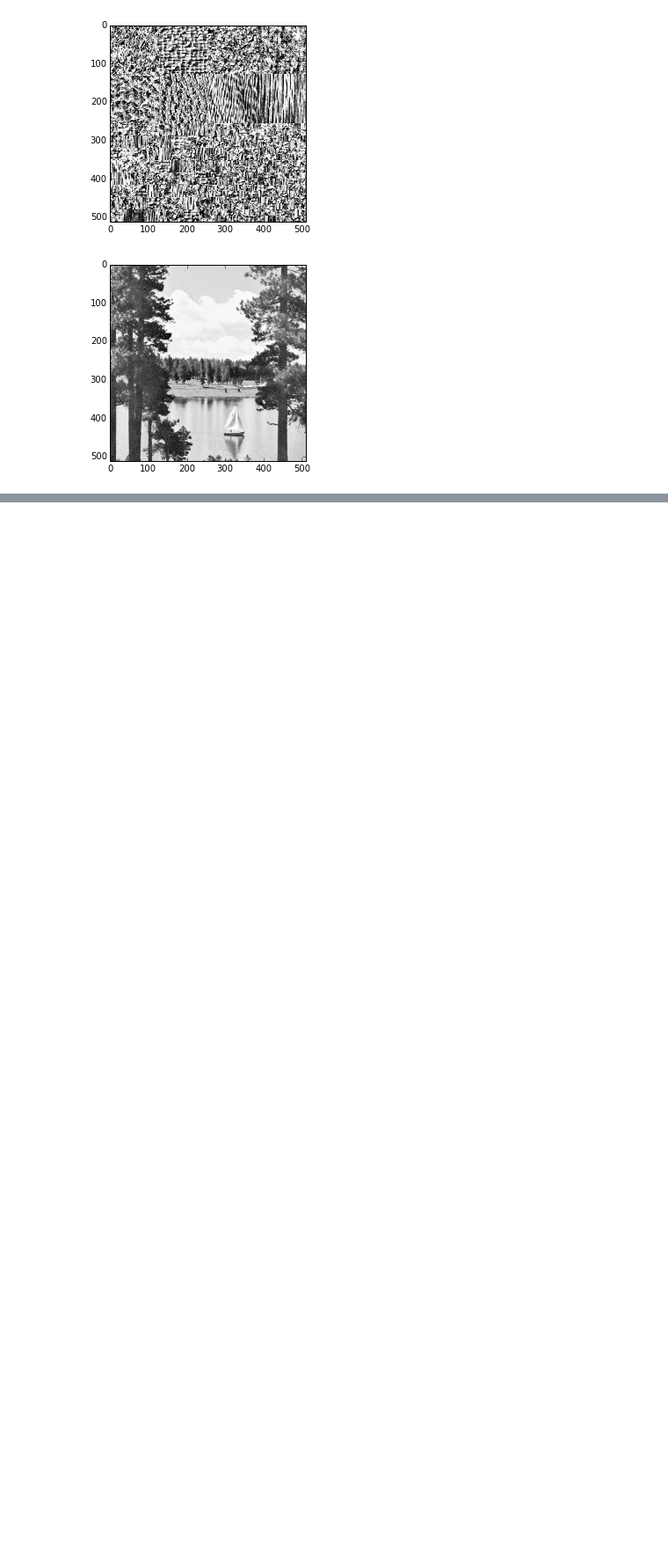
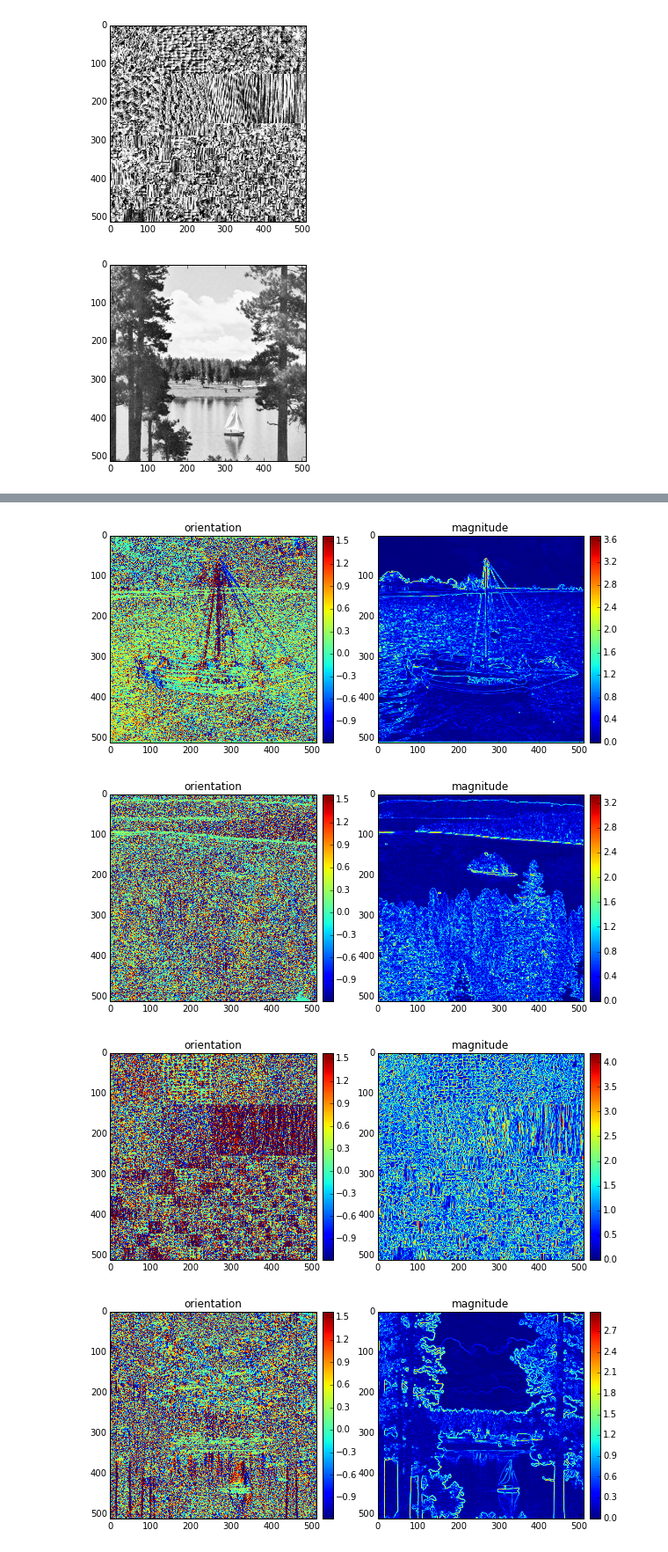
Before and after one commit to NCEghtebas/ComputerVisionCT, a Jupyter notebook: HW3/Q3.ipynb, the cells around one changed output, grey strips where cells are left out. Shown at 88% size. Cells and saved outputs as stored; diff of their text form; code cells hidden in the pictures; blank space fills up the shorter version.

```diff
--- a/HW3/Q3.ipynb
+++ b/HW3/Q3.ipynb
@@ -26,0 +89,78 @@ plt.imshow(far_boat, cmap="Greys_r")
+# %%
+def calc_orientation(sobels):
+    div=sobels[1]/sobels[0]
+    return np.arctan(div)
+
+def calc_mag(sobels):
+    square_x=np.square(sobels[0])
+    square_y=np.square(sobels[1])
+    return np.sqrt(square_x+square_y)
+
+def make_safe(sobels):
+    x=sobels[0]
+    x[x==0.0]=.0000001
+    return (x,sobels[1])
+
+def discretize_theta(orr,num_vals=8.0):
+
+    #numbers are from -pi/2 to pi/2
+    shifted=orr+(np.pi/2.0)
+
+    #numbers are from 0 to pi
+    scaled=shifted*(num_vals/np.pi)
+
+    #numbers are from 0 to 8
+    #give things a little nudge to get them off zero
+    scaled[scaled==0.0]=.0000001
+
+    #numbers are from 0 to 8 non-inclusive of 0
+    ceiled=np.ceil(scaled)
+
+    #numbers are one of [1,2,3,4,5,6,7,8]
+    unscaled=ceiled*(np.pi/num_vals)
+
+    #numbers are from -pi/2 to pi/2
+    unshifted=unscaled-(np.pi/2.0)
+    return unshifted
+#     print((np.min(unshifted),np.max(unshifted)))
+
+
+
+#returns[(img1_orr,img1_mag)...]
+def calc_all_orr_mag(all_images,plot=True):
+    from mpl_toolkits.axes_grid1 import make_axes_locatable
+    to_return=[]
+    for img in all_imgs:
+        sobels=apply_sobels(img)
+        sobels=make_safe(sobels)
+        orientation=calc_orientation(sobels)
+        discretized=discretize_theta(orientation)
+        magnitude=calc_mag(sobels)
+
+        if plot:
+            the_figure=plt.figure()
+            the_figure.set_size_inches(10,5)
+            orr=plt.subplot(1,2,1)
+            orr.set_title("orientation")
+            le_plot=plt.imshow(discretized)
+            divider = make_axes_locatable(plt.gca())
+            cax = divider.append_axes("right", "5%", pad="3%")
+            plt.colorbar(le_plot, cax=cax)
+
+
+            mag=plt.subplot(1,2,2)
+            mag.set_title("magnitude")
+            le_plot=plt.imshow(magnitude)
+            divider = make_axes_locatable(plt.gca())
+            cax = divider.append_axes("right", "5%", pad="3%")
+            plt.colorbar(le_plot, cax=cax)
+        to_return.append((discretized,magnitude))
+    return to_return
+
+all_images=[close_boat,island,texture,far_boat]
+orr_mags=calc_all_orr_mag(all_images)
+# %% [output]
+[figure, added]
+[figure, added]
+[figure, added]
+[figure, added]
```
Also changed, not shown: parts of 3 cells of this notebook, 7 other files.
